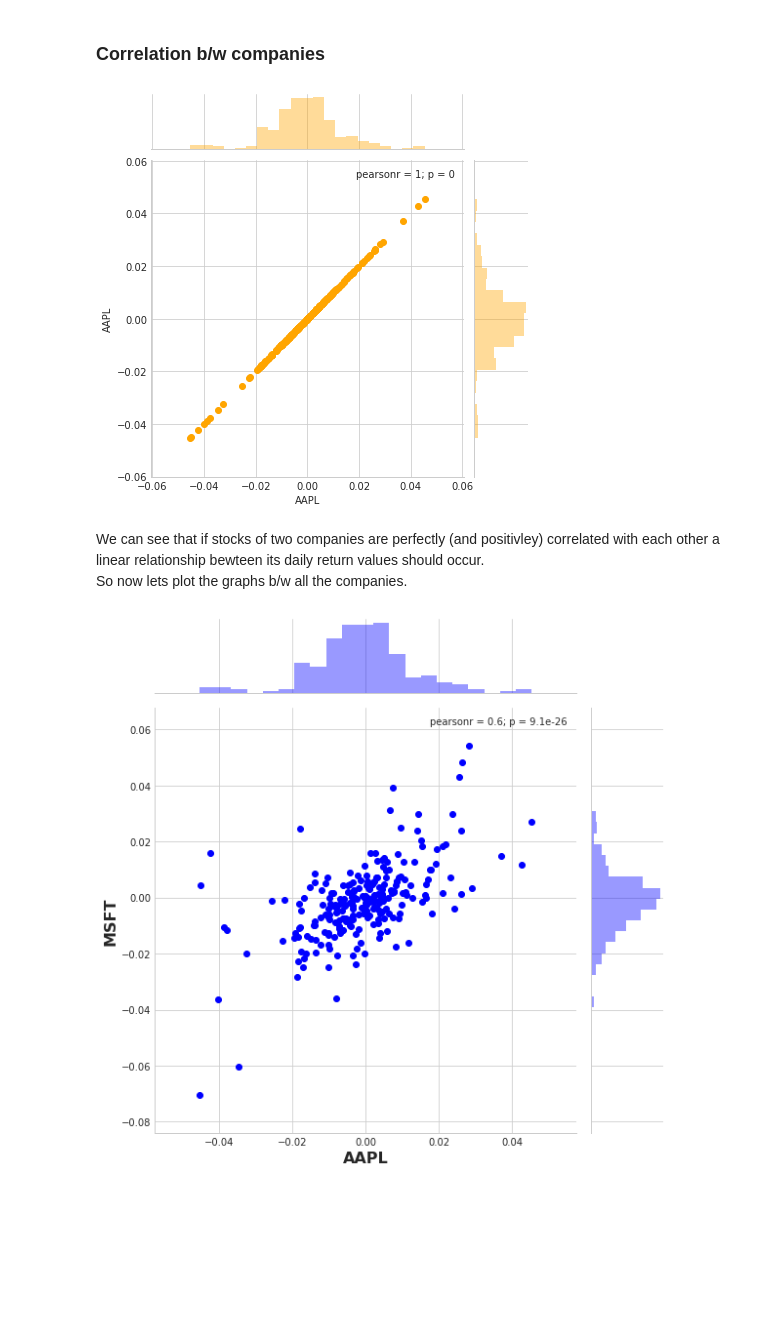
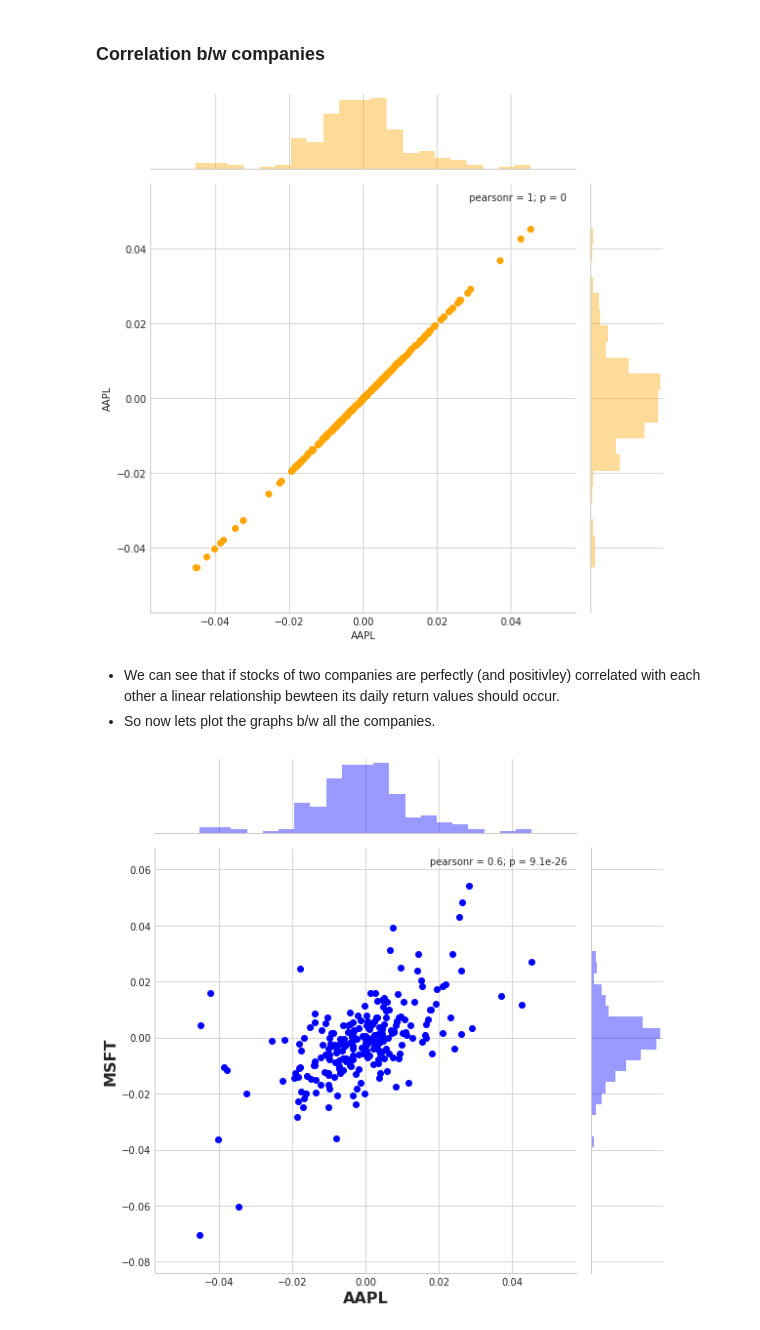
Before and after one commit to abhie-lp/FINANCE_PROJECT, a Jupyter notebook: Code.ipynb, the cells around one changed output. Cells and saved outputs as stored; diff of their text form; code cells hidden in the pictures; blank space fills up the shorter version.

```diff
--- a/Code.ipynb
+++ b/Code.ipynb
@@ -268,13 +270,13 @@ for i in range(3):
 # %% [markdown]
 ### Correlation b/w companies
 # %%
-sns.jointplot(daily_returns["AAPL"], daily_returns["AAPL"], daily_returns ,kind='scatter',color='orange')
+sns.jointplot(daily_returns["AAPL"], daily_returns["AAPL"], daily_returns ,kind='scatter',color='orange', size=8)
 plt.show()
 # %% [output]
-[figure, old version]
+[figure, new version]
 # %% [markdown]
-We can see that if stocks of two companies are perfectly (and positivley) correlated with each other a linear relationship bewteen its daily return values should occur. <br>
-So now lets plot the graphs b/w all the companies.
+- We can see that if stocks of two companies are perfectly (and positivley) correlated with each other a linear relationship bewteen its daily return values should occur. <br>
+- So now lets plot the graphs b/w all the companies.
 # %%
 pair = ["MSFT", "AAPL", "GOOGL"]
 for i in range(3):
```
Also changed, not shown: parts of 35 cells of this notebook.
